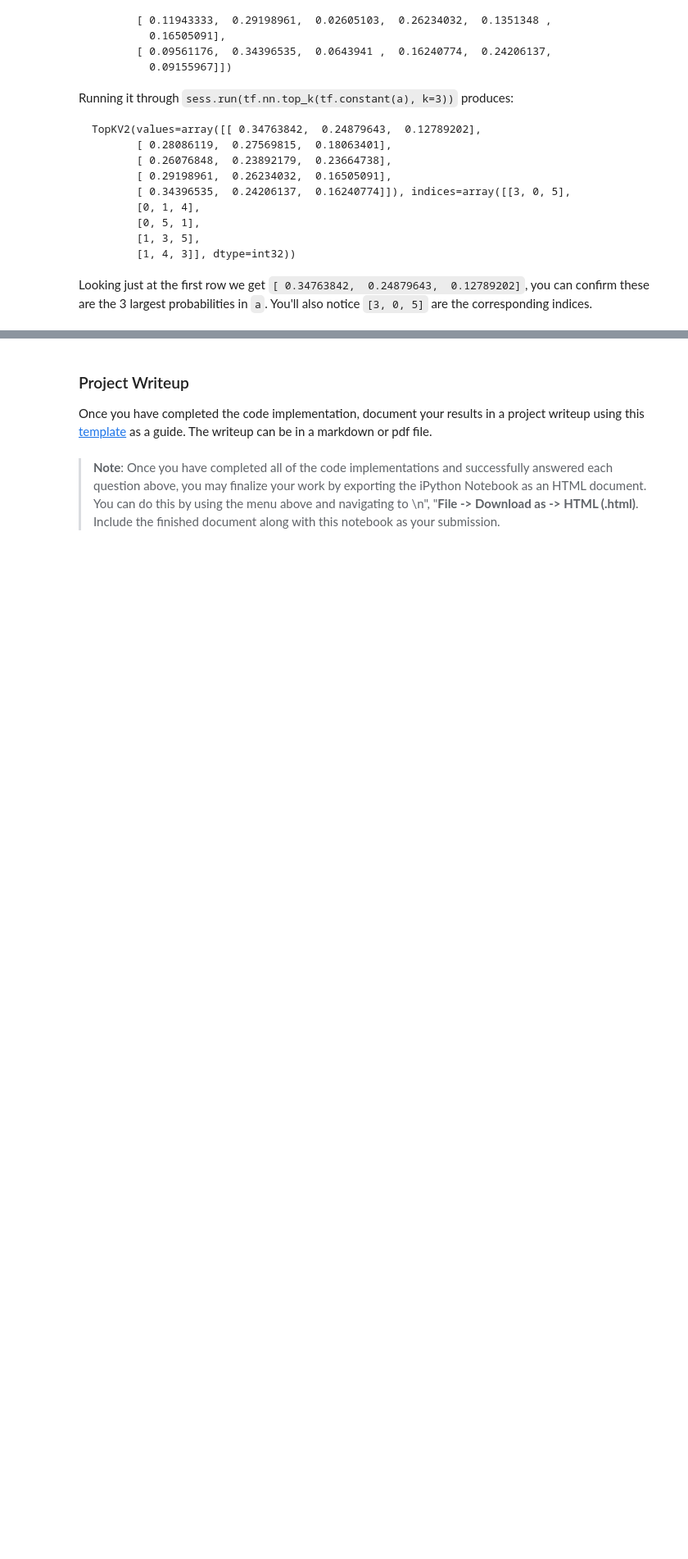
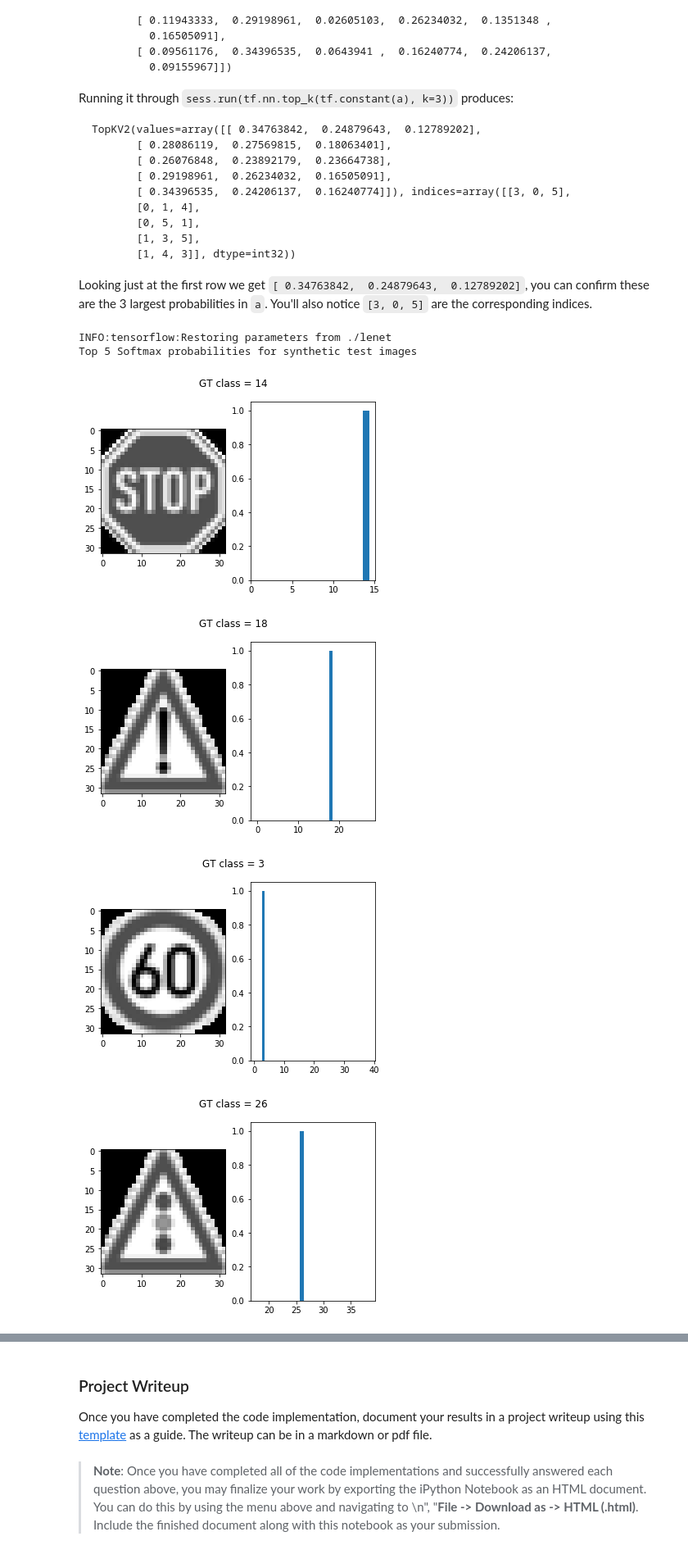
Before and after one commit to nitheeshkl/Udacity_CarND_TrafficSignClassifier, a Jupyter notebook: Traffic_Sign_Classifier.ipynb, the cells around one changed output, grey strips where cells are left out. Shown at 82% size. Drawn from its saved outputs; the diff is of its cells as text; code cells hidden in the pictures; blank space fills up the shorter version.

Commit message:
visualize top 5 softmax probabilities for test imgs
Signed-off-by: Nitheesh K L <nitheesh.k.l@intel.com>

```diff
--- a/Traffic_Sign_Classifier.ipynb
+++ b/Traffic_Sign_Classifier.ipynb
@@ -500,0 +498,31 @@ Looking just at the first row we get `[ 0.34763842,  0.24879643,  0.12789202]`,
+# %%
+### Print out the top five softmax probabilities for the predictions on the German traffic sign images found on the web.
+### Feel free to use as many code cells as needed.
+
+TOP_K = 5
+
+with tf.Session() as sess:
+    sess.run(tf.global_variables_initializer())
+    saver4 = tf.train.import_meta_graph('./lenet.meta')
+    saver4.restore(sess, "./lenet")
+    synthetic_softmax_logits = sess.run(tf.nn.softmax(logits), feed_dict={x: synthetic_test_input})
+    synthetic_topk = sess.run(tf.nn.top_k(tf.nn.softmax(logits), k=TOP_K), feed_dict={x:synthetic_test_input})
+
+print("Top 5 Softmax probabilities for synthetic test images")
+
+for i in range(len(synthetic_test_input)):
+    f, (ax1, ax2) = plt.subplots(1, 2)
+    f.suptitle("GT class = {}".format(synthetic_test_output[i]))
+    ax1.imshow(synthetic_test_input[i].squeeze(), cmap=plt.cm.gray)
+    ax2.bar(synthetic_topk.indices[i], synthetic_topk.values[i], align='center')
+    #ax2.set_yticklabels( sign_names[top[1][i].astype(int)])
+    #ax2.tick_params(labelleft='off' , labelright='on')
+
+plt.show()
+# %% [output]
+INFO:tensorflow:Restoring parameters from ./lenet
+Top 5 Softmax probabilities for synthetic test images
+[figure, added]
+[figure, added]
+[figure, added]
+[figure, added]
```
Also changed, not shown: parts of 3 cells of this notebook.
